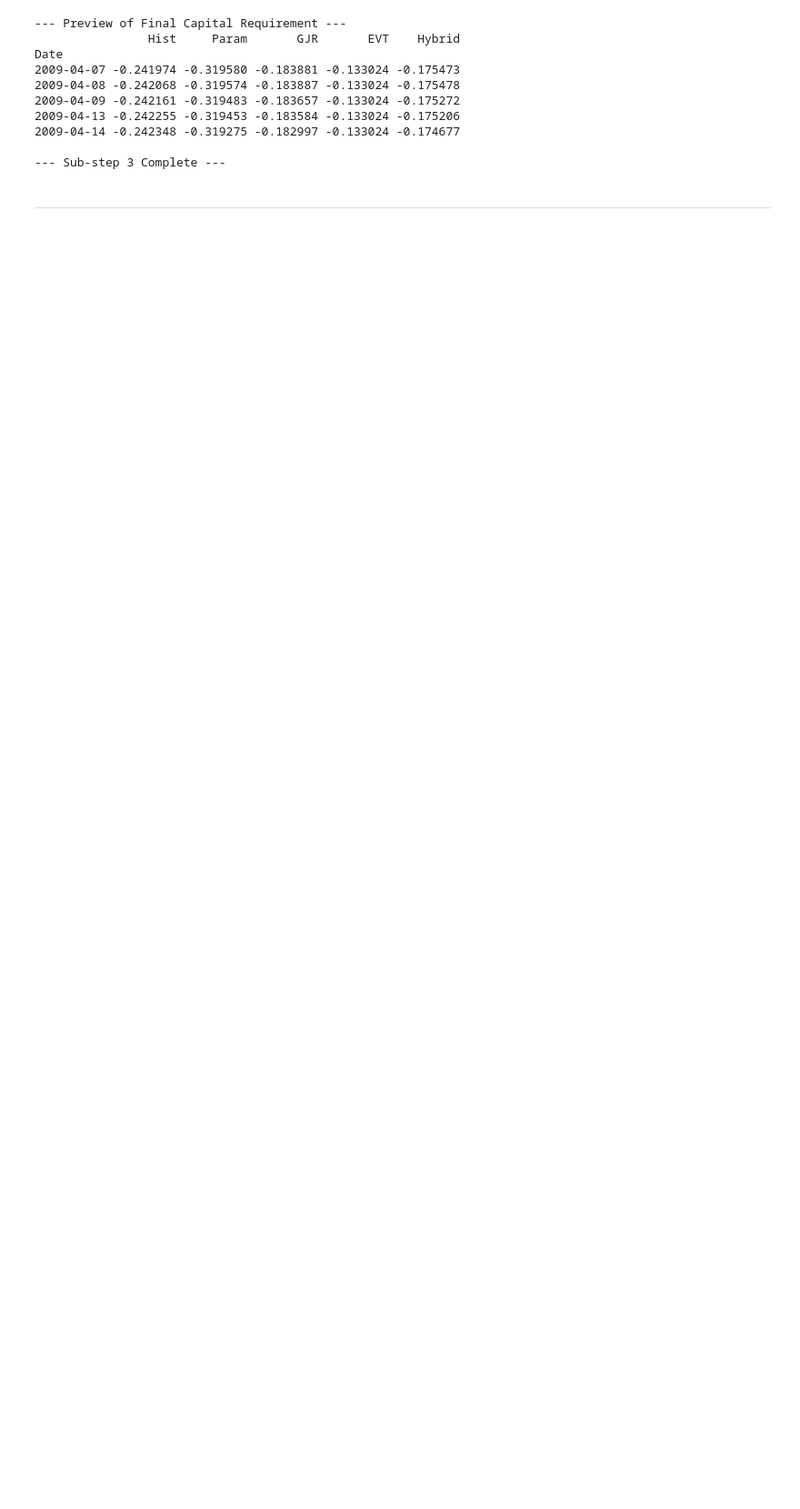
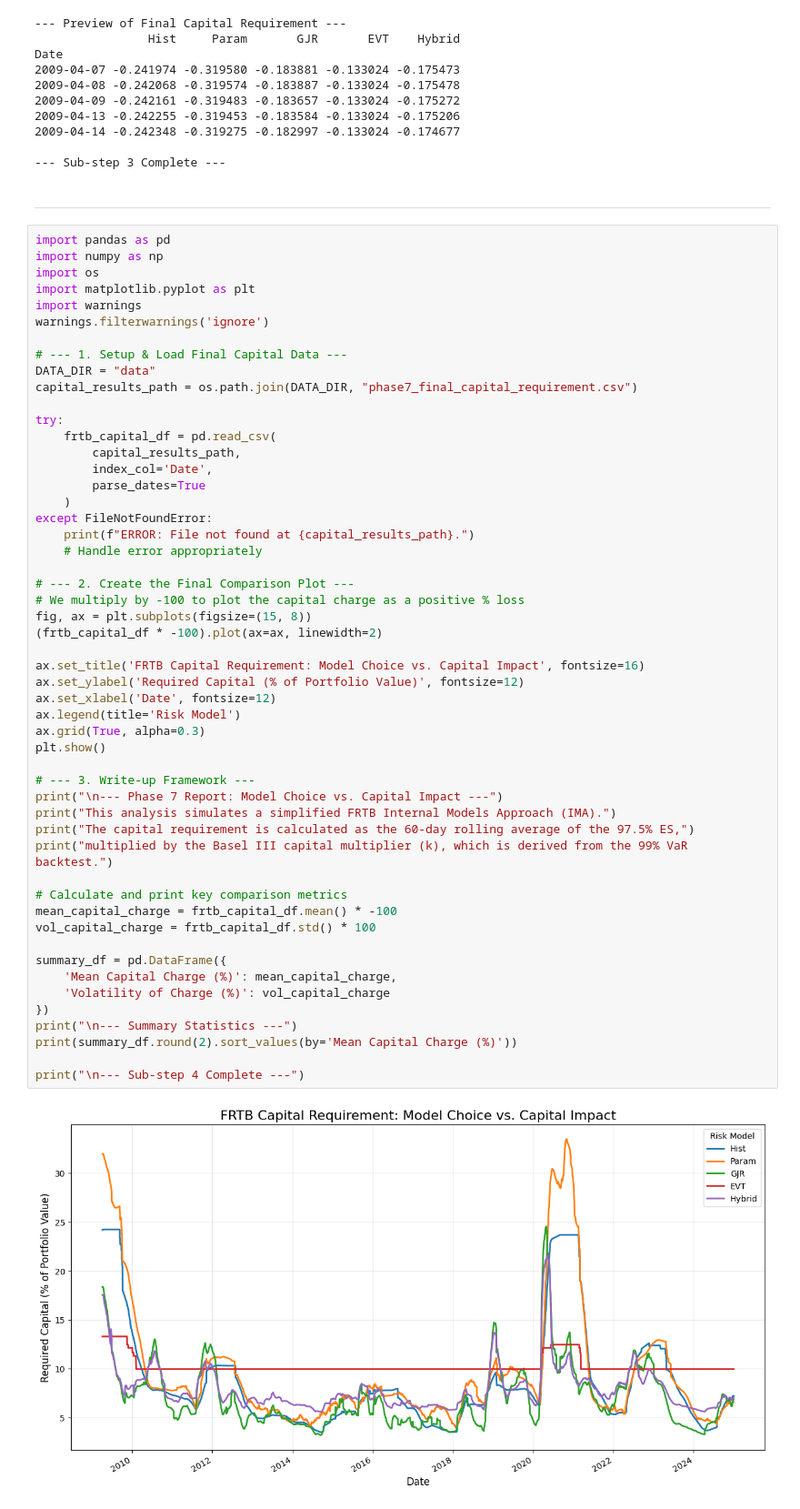
Before and after one commit to siddhantgopi/Project-Janus-Adaptive-Tail-Risk-and-Regime-Aware-VaR-Modeling, a Jupyter notebook: notebooks/08_capital_mapping.ipynb, the cells around one changed output. Shown at 91% size. Saved outputs shown, nothing was run; the diff lists cells and outputs as text; blank space fills up the shorter version.

Commit message:
cap_map_step-4

```diff
--- a/notebooks/08_capital_mapping.ipynb
+++ b/notebooks/08_capital_mapping.ipynb
@@ -1298,3 +1298,57 @@ Date
 --- Sub-step 3 Complete ---
 # %% [markdown]
 ---
+# %%
+import pandas as pd
+import numpy as np
+import os
+import matplotlib.pyplot as plt
+import warnings
+warnings.filterwarnings('ignore')
+
+# --- 1. Setup & Load Final Capital Data ---
+DATA_DIR = "data"
+capital_results_path = os.path.join(DATA_DIR, "phase7_final_capital_requirement.csv")
+
+try:
+    frtb_capital_df = pd.read_csv(
+        capital_results_path,
+        index_col='Date',
+        parse_dates=True
+    )
+except FileNotFoundError:
+    print(f"ERROR: File not found at {capital_results_path}.")
+    # Handle error appropriately
+
+# --- 2. Create the Final Comparison Plot ---
+# We multiply by -100 to plot the capital charge as a positive % loss
+fig, ax = plt.subplots(figsize=(15, 8))
+(frtb_capital_df * -100).plot(ax=ax, linewidth=2)
+
+ax.set_title('FRTB Capital Requirement: Model Choice vs. Capital Impact', fontsize=16)
+ax.set_ylabel('Required Capital (% of Portfolio Value)', fontsize=12)
+ax.set_xlabel('Date', fontsize=12)
+ax.legend(title='Risk Model')
+ax.grid(True, alpha=0.3)
+plt.show()
+
+# --- 3. Write-up Framework ---
+print("\n--- Phase 7 Report: Model Choice vs. Capital Impact ---")
+print("This analysis simulates a simplified FRTB Internal Models Approach (IMA).")
+print("The capital requirement is calculated as the 60-day rolling average of the 97.5% ES,")
+print("multiplied by the Basel III capital multiplier (k), which is derived from the 99% VaR backtest.")
+
+# Calculate and print key comparison metrics
+mean_capital_charge = frtb_capital_df.mean() * -100
+vol_capital_charge = frtb_capital_df.std() * 100
+
+summary_df = pd.DataFrame({
+    'Mean Capital Charge (%)': mean_capital_charge,
+    'Volatility of Charge (%)': vol_capital_charge
+})
+print("\n--- Summary Statistics ---")
+print(summary_df.round(2).sort_values(by='Mean Capital Charge (%)'))
+
+print("\n--- Sub-step 4 Complete ---")
+# %% [output]
+[figure, added]
```
Also changed, not shown: parts of 1 cell of this notebook.
